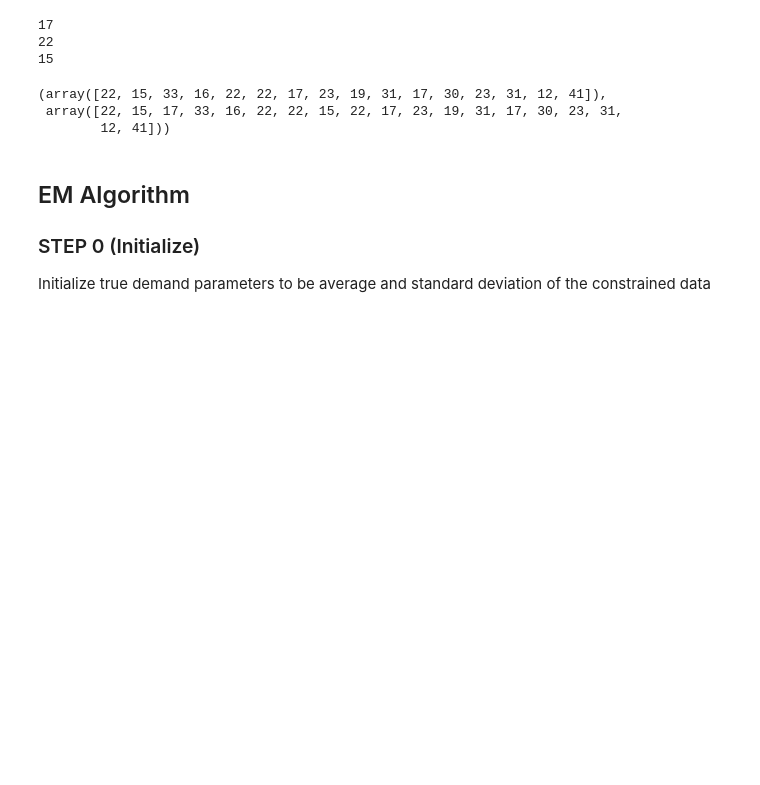
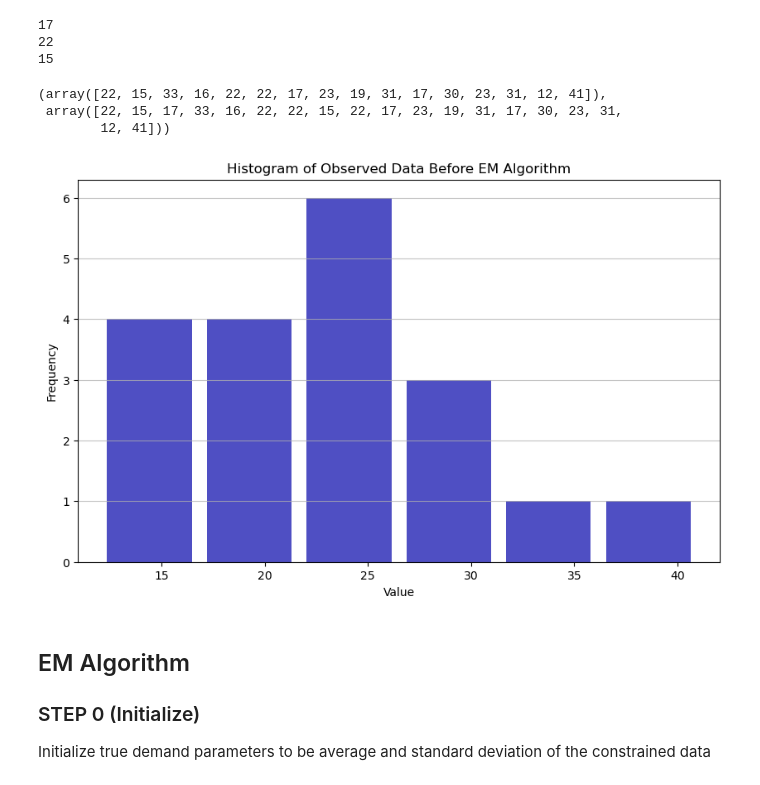
Before and after one commit to AysajanE/pricing-revenue-analytics-course-codes, a Jupyter notebook: unconstrain-demand-via-EM-algorithm.ipynb, the cells around one changed output. Saved outputs shown, nothing was run; the diff lists cells and outputs as text; code cells hidden in the pictures; blank space fills up the shorter version.

Commit message:
Add visualization

```diff
--- a/unconstrain-demand-via-EM-algorithm.ipynb
+++ b/unconstrain-demand-via-EM-algorithm.ipynb
@@ -36,6 +45,17 @@ uncons_data, obs_data
 (array([22, 15, 33, 16, 22, 22, 17, 23, 19, 31, 17, 30, 23, 31, 12, 41]),
  array([22, 15, 17, 33, 16, 22, 22, 15, 22, 17, 23, 19, 31, 17, 30, 23, 31,
         12, 41]))
+# %%
+# Plot a histogram of the observed data before the EM algorithm
+plt.figure(figsize=(10, 6))
+plt.hist(obs_data, bins='auto', alpha=0.7, rwidth=0.85, color='#0504aa')
+plt.grid(axis='y', alpha=0.75)
+plt.xlabel('Value')
+plt.ylabel('Frequency')
+plt.title('Histogram of Observed Data Before EM Algorithm')
+plt.show()
+# %% [output]
+[figure, added]
 # %% [markdown]
 ## EM Algorithm
 ### STEP 0 (Initialize)
```
Also changed, not shown: parts of 8 cells of this notebook.
